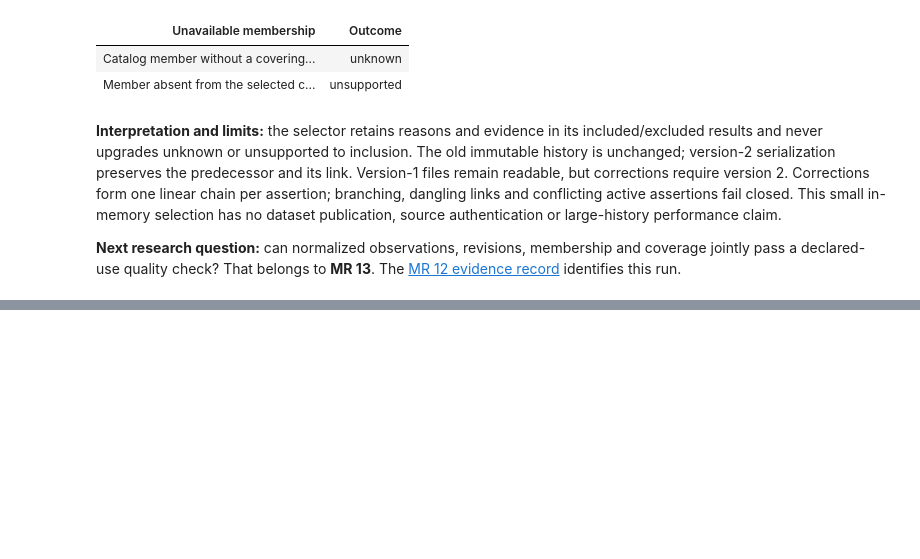
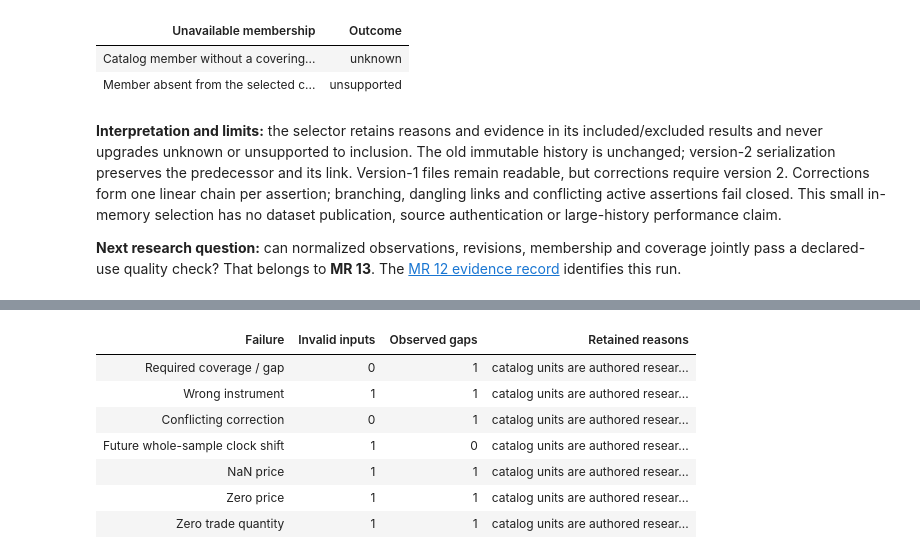
Before and after one commit to lixuanguang/alpha-research-lab-private, a Jupyter notebook: examples/research-foundations.ipynb, the cells around one changed output, grey strips where cells are left out. Drawn from its saved outputs; the diff is of its cells as text; code cells hidden in the pictures; blank space fills up the shorter version.

Commit message:
Record MR 13 installed acceptance and fresh-kernel notebook evidence

```diff
--- a/examples/research-foundations.ipynb
+++ b/examples/research-foundations.ipynb
@@ -1359,0 +1426,99 @@ The [MR 12 evidence record](../docs/roadmap/mr-12-implementation.md) identifies
+# %%
+mr13_failures = []
+for label, report in (
+    ("Required coverage / gap", mr13_strict),
+    (
+        "Wrong instrument",
+        mr13_policy.validate(
+            original_request, (*mr13_inputs, mr09_items[2]), eligibility=mr12_history
+        ),
+    ),
+    (
+        "Conflicting correction",
+        mr13_policy.validate(original_request, (*mr13_inputs, revised), eligibility=mr12_history),
+    ),
+):
+    try:
+        report.require_canonical()
+    except ValueError:
+        mr13_failures.append(
+            (label, report.invalid_count, report.gap_count, "; ".join(report.reasons))
+        )
+    else:
+        raise AssertionError(f"publication gate accepted {label}")
+
+mr13_capture = captured_versions[0]
+mr13_shifted = replace(
+    mr13_capture,
+    event=replace(
+        mr13_capture.event,
+        provenance=replace(
+            mr13_capture.event.provenance,
+            ts_knowledge=mr13_capture.event.provenance.ts_knowledge + timedelta(seconds=10),
+        ),
+    ),
+)
+mr13_captured_history = replace(mr12_history, catalog=captured_binding.manifest.catalog)
+mr13_clock_report = mr13_policy.validate(
+    captured_binding, (mr13_shifted,), eligibility=mr13_captured_history
+)
+assert mr13_clock_report.canonical is None and mr13_clock_report.invalid_count == 1
+assert "original bytes/clocks" in "; ".join(mr13_clock_report.reasons)
+assert mr13_capture.event.provenance.ts_knowledge == original_version.ts_knowledge
+mr13_failures.append(
+    (
+        "Future whole-sample clock shift",
+        1,
+        mr13_clock_report.gap_count,
+        "; ".join(mr13_clock_report.reasons),
+    )
+)
+
+with TemporaryDirectory(prefix="nb13-quality-") as temporary:
+    local = Path(temporary)
+    store = RawStore(local)
+    for label, content in (
+        ("NaN price", mr09_first.replace(b"100.00", b"NaN")),
+        ("Zero price", mr09_first.replace(b"100.00", b"0")),
+        ("Zero trade quantity", mr09_first.replace(b",2.0,", b",0,")),
+    ):
+        path = local / "source.zip"
+        member = ZipInfo("BTCUSDT-trades-2024-06-01.csv")
+        member.compress_type = ZIP_DEFLATED
+        with ZipFile(path, "w") as archive:
+            archive.writestr(member, content)
+        origin = RawObject.from_file(
+            path,
+            request=original_request,
+            retrieval_reference="synthetic:nb13",
+            ts_received=datetime(2026, 9, 16, tzinfo=UTC),
+            ts_ingested=datetime(2026, 9, 16, tzinfo=UTC),
+        )
+        saved_path = store.publish(path, descriptor=origin, request=original_request)
+        state = AcquisitionManifest(run=original_run, completed=(origin,))
+        report = validate_saved_partition(
+            state, store, max_bytes=4096, policy=mr13_policy, eligibility=mr12_history
+        )
+        assert report.invalid_count == 1 and report.canonical is None
+        assert saved_path.read_bytes() == path.read_bytes()
+        try:
+            report.require_canonical()
+        except ValueError:
+            mr13_failures.append(
+                (label, report.invalid_count, report.gap_count, "; ".join(report.reasons))
+            )
+        else:
+            raise AssertionError(f"publication gate accepted {label}")
+assert len(mr13_failures) == 7
+NotebookDisplay.show_table(
+    ("Failure", "Invalid inputs", "Observed gaps", "Retained reasons"), mr13_failures
+)
+# %% [output]
+| Failure | Invalid inputs | Observed gaps | Retained reasons |
+| Required coverage / gap | 0 | 1 | catalog units are authored resear... |
+| Wrong instrument | 1 | 1 | catalog units are authored resear... |
+| Conflicting correction | 0 | 1 | catalog units are authored resear... |
+| Future whole-sample clock shift | 1 | 0 | catalog units are authored resear... |
+| NaN price | 1 | 1 | catalog units are authored resear... |
+| Zero price | 1 | 1 | catalog units are authored resear... |
+| Zero trade quantity | 1 | 1 | catalog units are authored resear... |
```
Also changed, not shown: parts of 7 cells of this notebook, 3 other files.
